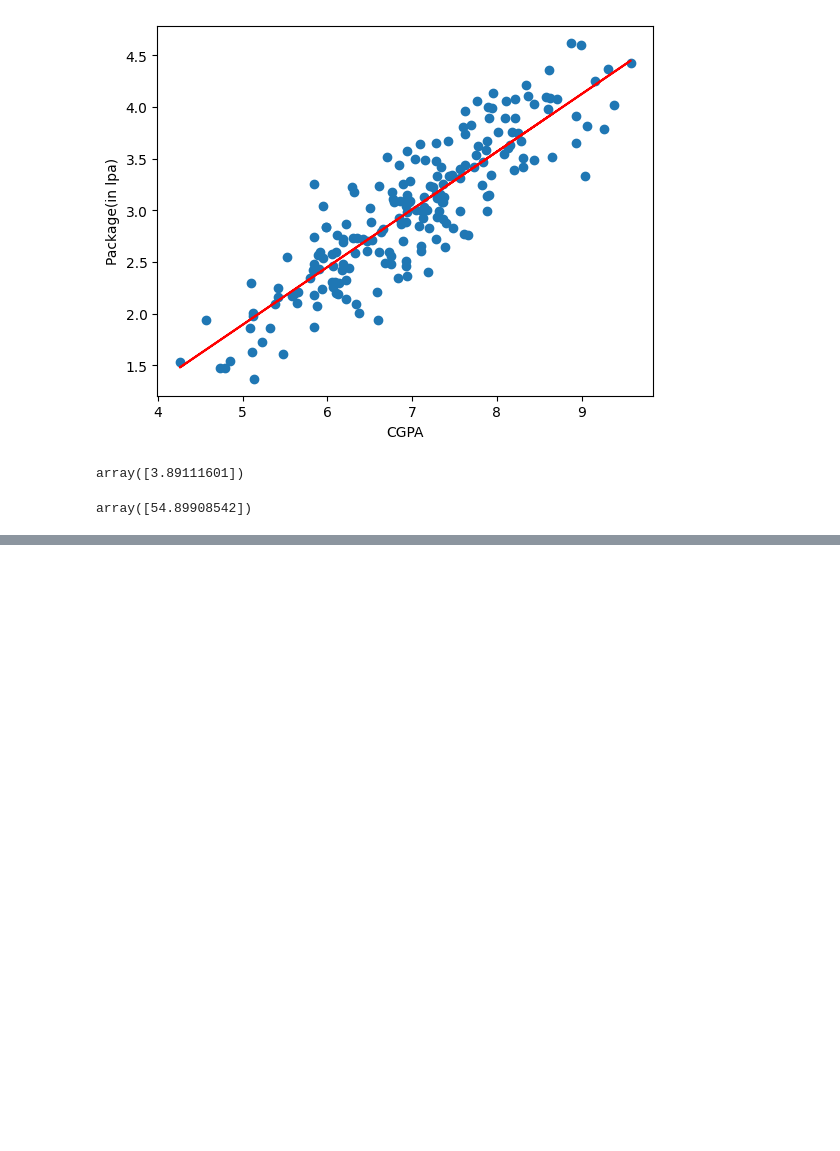
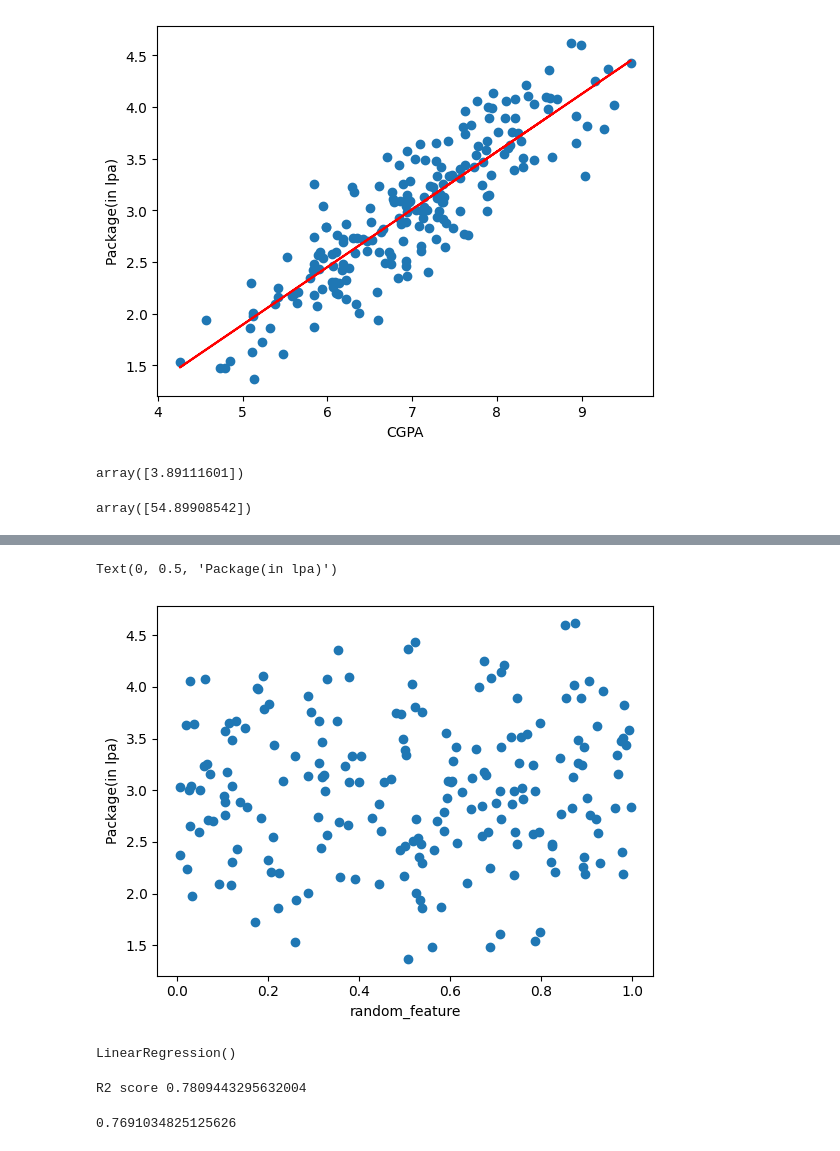
Before and after one commit to ShuklAlok2545/ml_learnings, a Jupyter notebook: ml12/simple_linear_regression.ipynb, the cells around one changed output, grey strips where cells are left out. Cells and saved outputs as stored; diff of their text form; code cells hidden in the pictures; blank space fills up the shorter version.

Commit message:
mse,mae,rmse,and r2 score and adjusted r2 score learnt for simple linear regression

```diff
--- a/ml12/simple_linear_regression.ipynb
+++ b/ml12/simple_linear_regression.ipynb
@@ -100,0 +141,7 @@ array([54.89908542])
+# %%
+#adding random column to check r2 score and adj r2 score (r2 score should close to one for good result)
+new_df1 = df.copy()
+new_df1['random_feature'] = np.random.random(200)
+
+new_df1 = new_df1[['cgpa','random_feature','package']]
+new_df1.head()
@@ -100,0 +155,7 @@ array([54.89908542])
+# %%
+plt.scatter(new_df1['random_feature'],new_df1['package'])
+plt.xlabel('random_feature')
+plt.ylabel('Package(in lpa)')
+# %% [output]
+Text(0, 0.5, 'Package(in lpa)')
+[figure, added]
@@ -100,0 +169,4 @@ array([54.89908542])
+# %%
+lr.fit(X_train,y_train)
+# %% [output]
+LinearRegression()
@@ -100,0 +175,9 @@ array([54.89908542])
+# %%
+print("R2 score",r2_score(y_test,y_pred))
+r2 = r2_score(y_test,y_pred)
+# %% [output]
+R2 score 0.7809443295632004
+# %%
+1 - ((1-r2)*(40-1)/(40-1-2))
+# %% [output]
+0.7691034825125626
```
Also changed, not shown: parts of 24 cells of this notebook.
